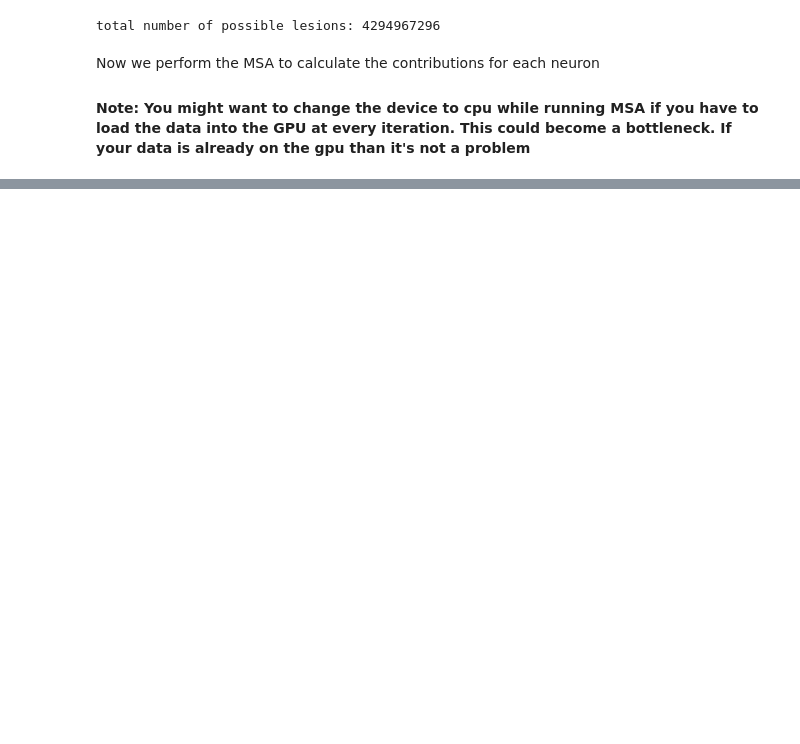
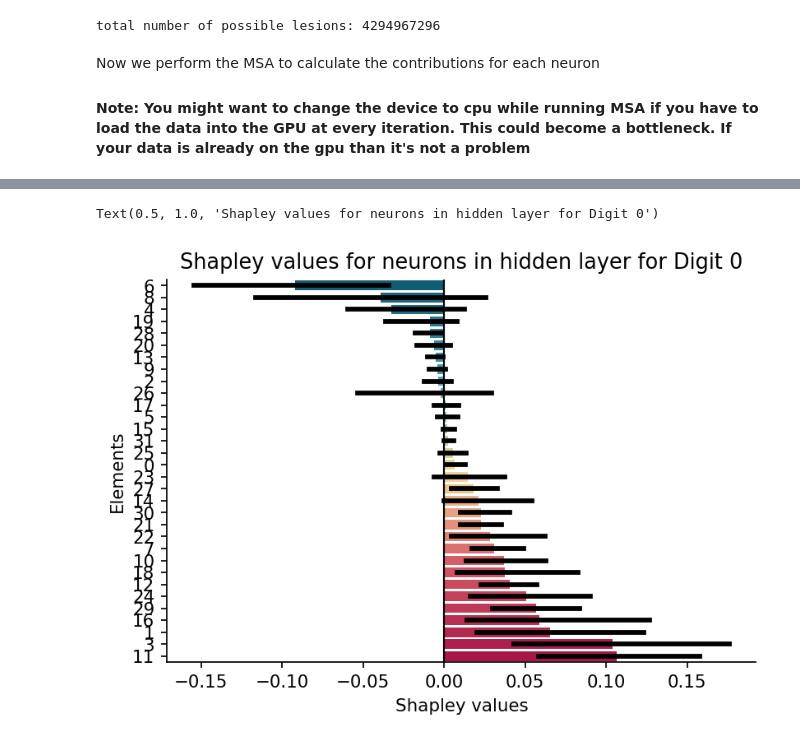
Before and after one commit to kuffmode/msa, a Jupyter notebook: docs/examples/mnist_torch.ipynb, the cells around one changed output, grey strips where cells are left out. Cells and saved outputs as stored; diff of their text form; code cells hidden in the pictures; blank space fills up the shorter version.

```diff
--- a/docs/examples/mnist_torch.ipynb
+++ b/docs/examples/mnist_torch.ipynb
@@ -189,0 +204,20 @@ plt.savefig(f"{FIGPATH}Shapley.pdf",dpi=300,bbox_inches='tight')
+# %%
+shapley_table, _, _ = msa.interface(
+    elements=ground_truth_elements,
+    n_permutations=10, # might want to increase it for better results
+    objective_function=partial(evaluate_model, score_fn=accuracy_each_class, num_batches=1), #only the first batch to save time. But the batch size is 1024 i.e ~100 images per class
+    n_parallel_games=1, #parallelized over all CPU cores
+    rng=RNG)
+# %%
+shapley_table_digit0 = ut.sorter(shapley_table['0']) # sorting based on the average contribution (Shapley values)
+
+fig,ax = plt.subplots()
+colors = pl.color_code(shapley_table=shapley_table_digit0)
+pl.plot_shapley_ranks(shapley_table=shapley_table_digit0,colors=colors,ax=ax)
+fig.set_dpi(154)
+plt.xlabel('Shapley values')
+plt.ylabel('Elements')
+plt.title('Shapley values for neurons in hidden layer for Digit 0')
+# %% [output]
+Text(0.5, 1.0, 'Shapley values for neurons in hidden layer for Digit 0')
+[figure, added]
```
Also changed, not shown: parts of 9 cells of this notebook, 1 other file.
